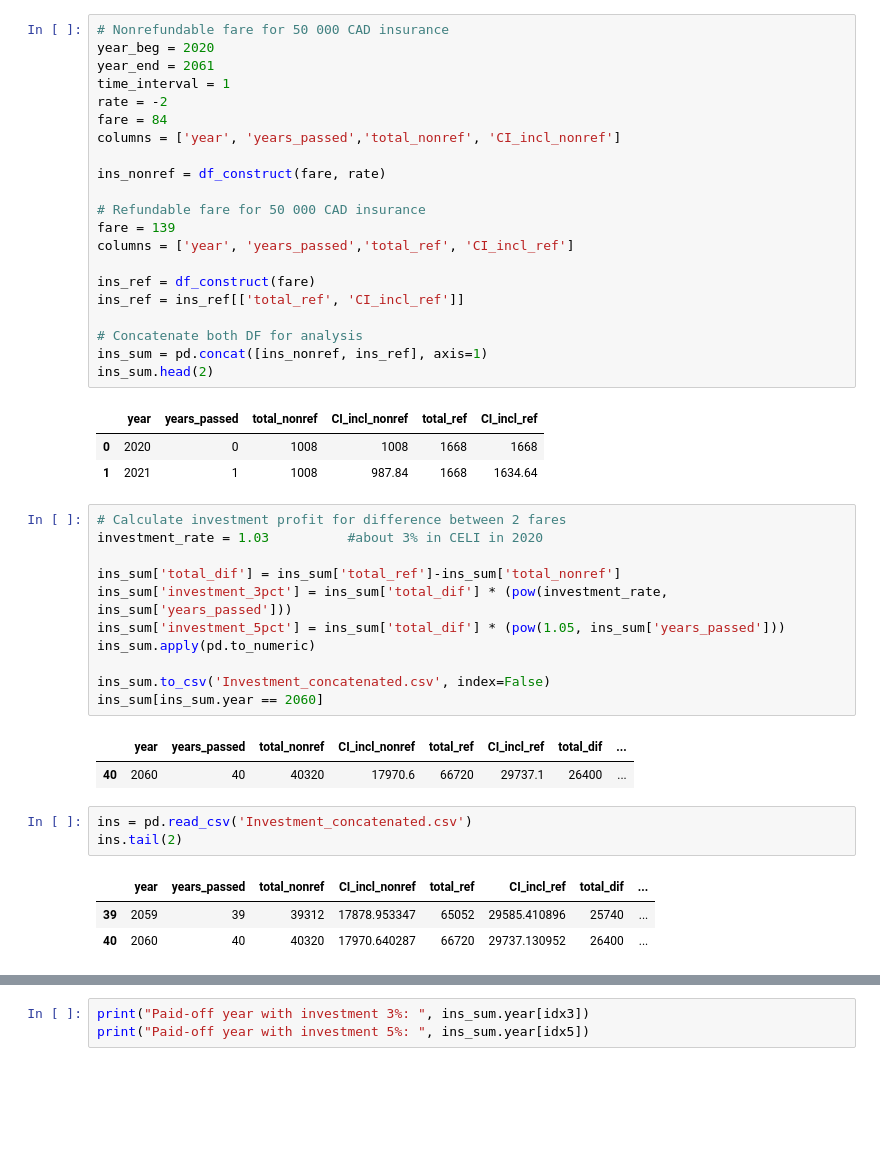
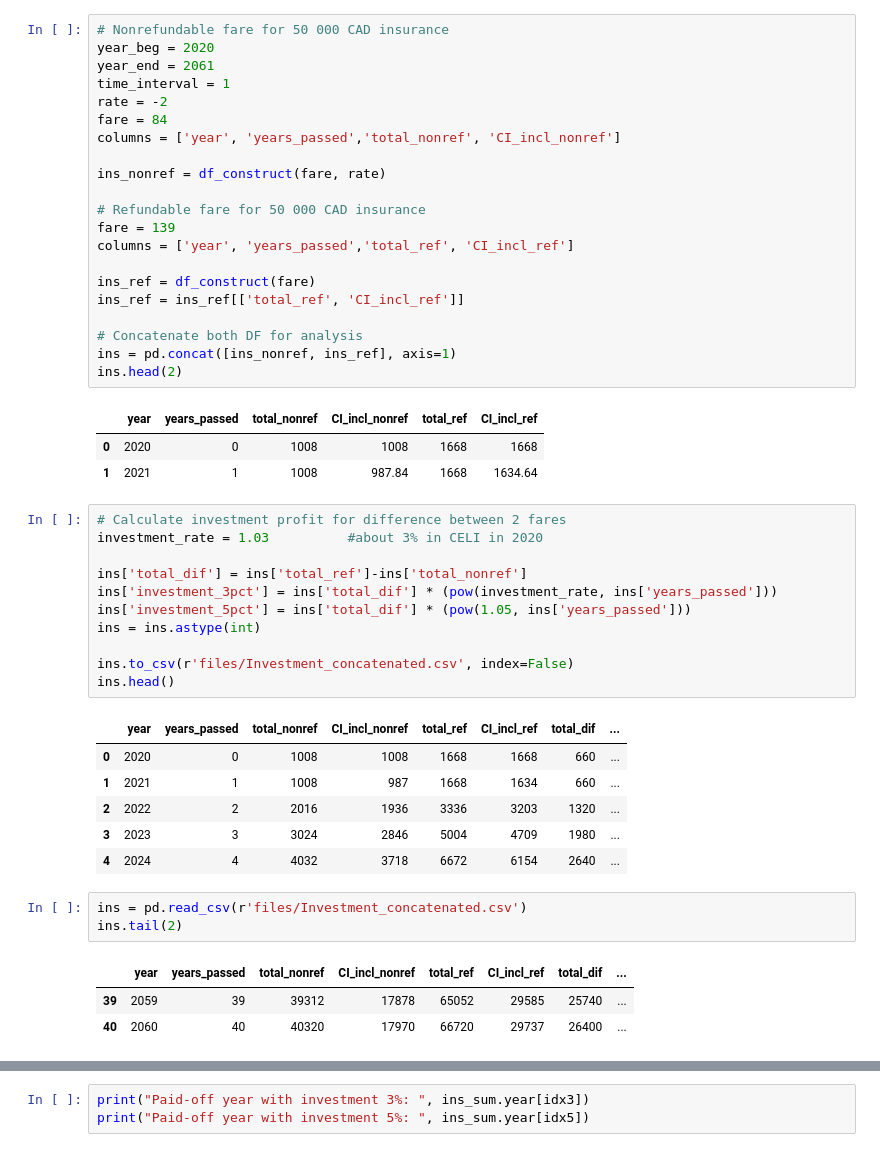
Before and after one commit to samburska/insurance, a Jupyter notebook: Insurance.ipynb, the cells around one changed output, grey strips where cells are left out. Drawn from its saved outputs; the diff is of its cells as text; blank space fills up the shorter version.

```diff
--- a/Insurance.ipynb
+++ b/Insurance.ipynb
@@ -33,8 +33,8 @@ ins_ref = df_construct(fare)
 ins_ref = ins_ref[['total_ref', 'CI_incl_ref']]
 
 # Concatenate both DF for analysis
-ins_sum = pd.concat([ins_nonref, ins_ref], axis=1)
-ins_sum.head(2)
+ins = pd.concat([ins_nonref, ins_ref], axis=1)
+ins.head(2)
 # %% [output]
 |  | year | years_passed | total_nonref | CI_incl_nonref | total_ref | CI_incl_ref |
 | 0 | 2020 | 0 | 1008 | 1008 | 1668 | 1668 |
@@ -42,24 +42,28 @@ ins_sum.head(2)
 # %%
 # Calculate investment profit for difference between 2 fares
 investment_rate = 1.03          #about 3% in CELI in 2020
 
-ins_sum['total_dif'] = ins_sum['total_ref']-ins_sum['total_nonref']
-ins_sum['investment_3pct'] = ins_sum['total_dif'] * (pow(investment_rate, ins_sum['years_passed']))
-ins_sum['investment_5pct'] = ins_sum['total_dif'] * (pow(1.05, ins_sum['years_passed']))
-ins_sum.apply(pd.to_numeric)
+ins['total_dif'] = ins['total_ref']-ins['total_nonref']
+ins['investment_3pct'] = ins['total_dif'] * (pow(investment_rate, ins['years_passed']))
+ins['investment_5pct'] = ins['total_dif'] * (pow(1.05, ins['years_passed']))
+ins = ins.astype(int)
 
-ins_sum.to_csv('Investment_concatenated.csv', index=False)
-ins_sum[ins_sum.year == 2060]
+ins.to_csv(r'files/Investment_concatenated.csv', index=False)
+ins.head()
 # %% [output]
 |  | year | years_passed | total_nonref | CI_incl_nonref | total_ref | CI_incl_ref | total_dif | ... |
-| 40 | 2060 | 40 | 40320 | 17970.6 | 66720 | 29737.1 | 26400 | ... |
+| 0 | 2020 | 0 | 1008 | 1008 | 1668 | 1668 | 660 | ... |
+| 1 | 2021 | 1 | 1008 | 987 | 1668 | 1634 | 660 | ... |
+| 2 | 2022 | 2 | 2016 | 1936 | 3336 | 3203 | 1320 | ... |
+| 3 | 2023 | 3 | 3024 | 2846 | 5004 | 4709 | 1980 | ... |
+| 4 | 2024 | 4 | 4032 | 3718 | 6672 | 6154 | 2640 | ... |
 # %%
-ins = pd.read_csv('Investment_concatenated.csv')
+ins = pd.read_csv(r'files/Investment_concatenated.csv')
 ins.tail(2)
 # %% [output]
 |  | year | years_passed | total_nonref | CI_incl_nonref | total_ref | CI_incl_ref | total_dif | ... |
-| 39 | 2059 | 39 | 39312 | 17878.953347 | 65052 | 29585.410896 | 25740 | ... |
-| 40 | 2060 | 40 | 40320 | 17970.640287 | 66720 | 29737.130952 | 26400 | ... |
+| 39 | 2059 | 39 | 39312 | 17878 | 65052 | 29585 | 25740 | ... |
+| 40 | 2060 | 40 | 40320 | 17970 | 66720 | 29737 | 26400 | ... |
 # %%
 #VISUALISATION
 
```
Also changed, not shown: parts of 5 cells of this notebook, 1 other file.
